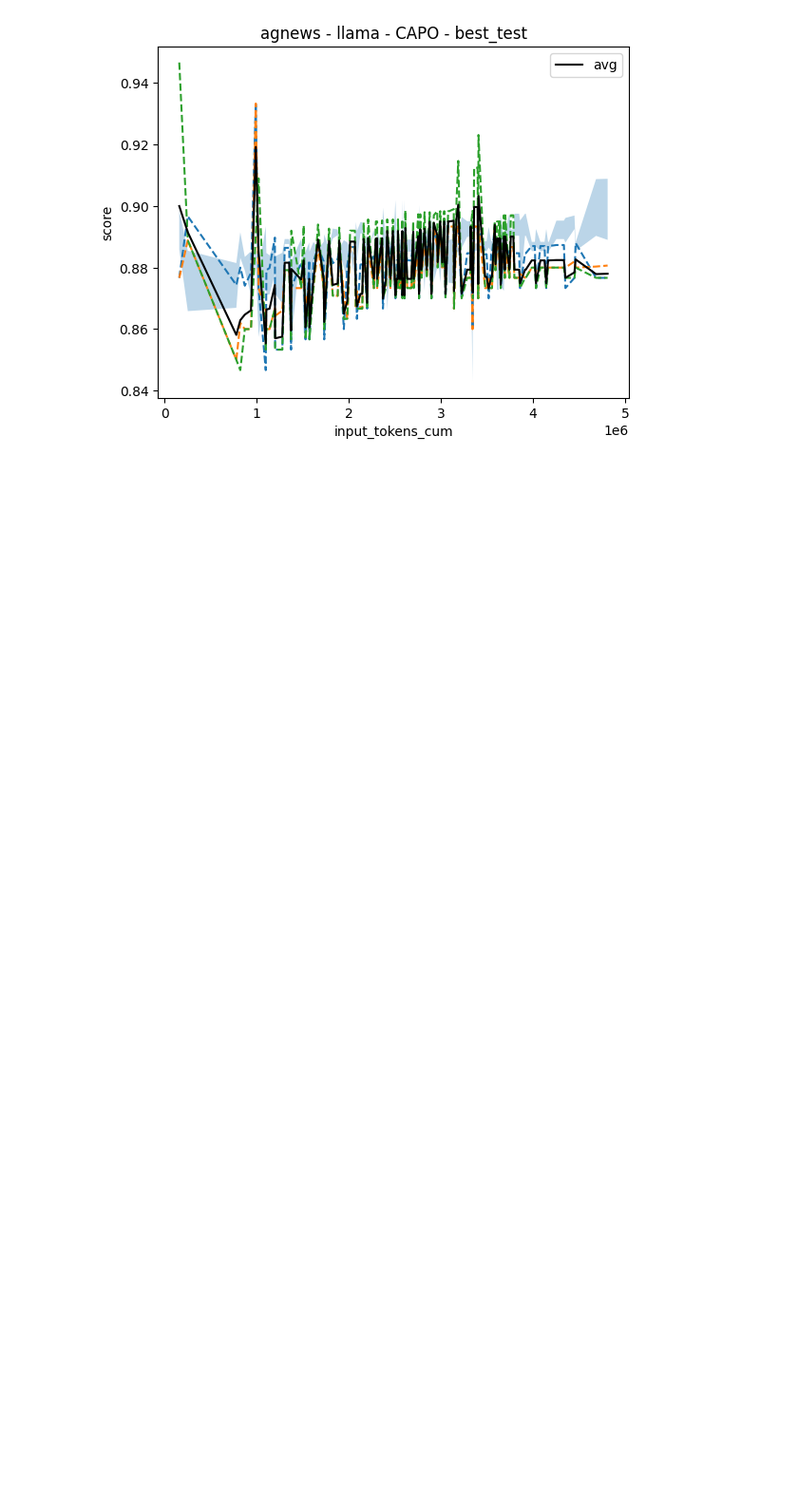
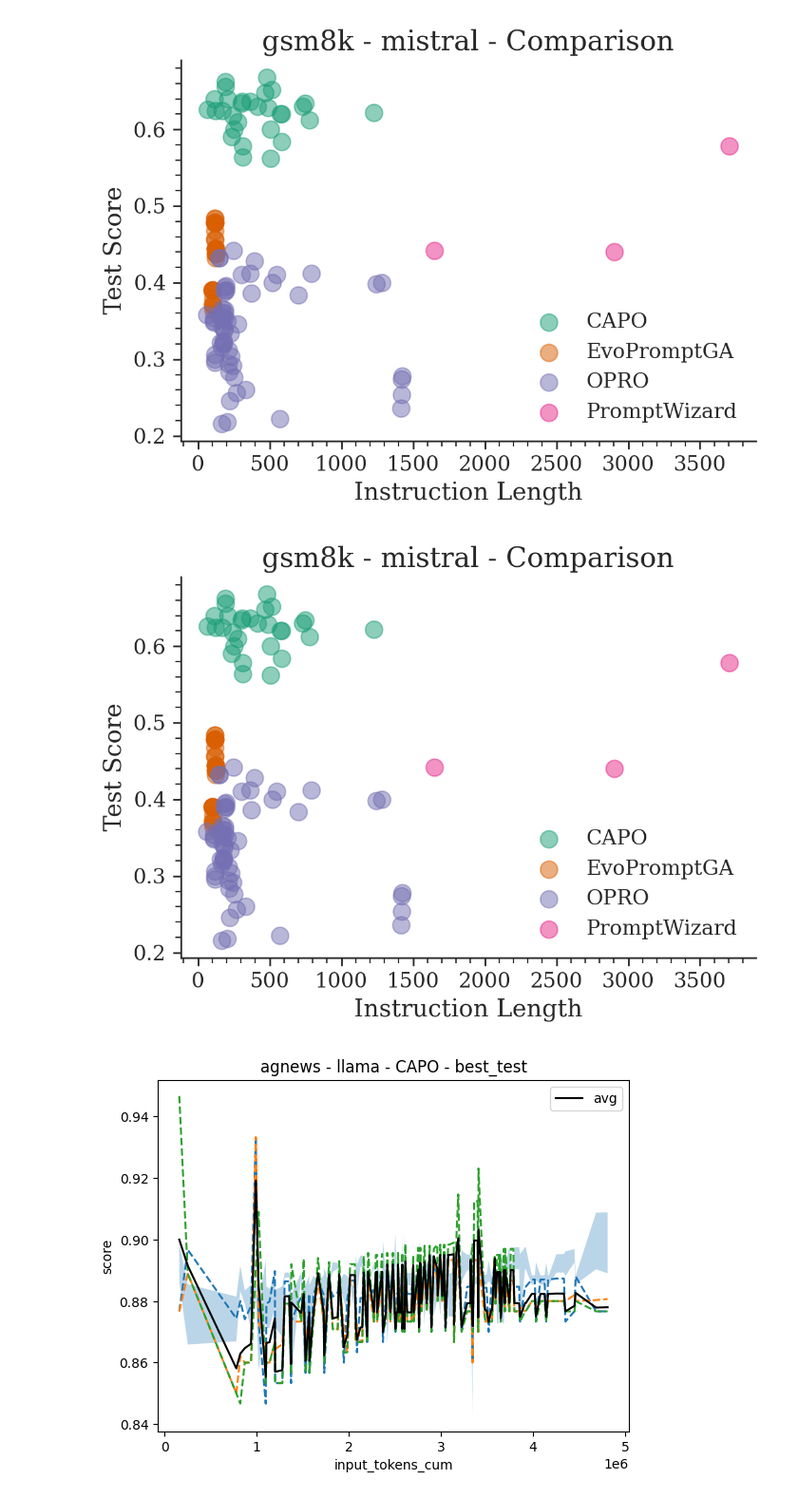
Before and after one commit to finitearth/capo, a Jupyter notebook: notebooks/seed_aggregation_eval.ipynb, the cells around one changed output. Shown at 95% size. Saved outputs shown, nothing was run; the diff lists cells and outputs as text; code cells hidden in the pictures; blank space fills up the shorter version.

```diff
--- a/notebooks/seed_aggregation_eval.ipynb
+++ b/notebooks/seed_aggregation_eval.ipynb
@@ -41,3 +67,10 @@ plot_population_scores_comparison(
+# %%
+compare_multi_obj(
+    "gsm8k", optimizers=["CAPO", "EvoPromptGA", "OPRO", "PromptWizard"], model="mistral"
+)
+# %% [output]
+[figure, added]
+[figure, added]
 # %%
 def get_data(dataset, model, optim):
     paths = [
```
Also changed, not shown: parts of 7 cells of this notebook, 2 other files.
